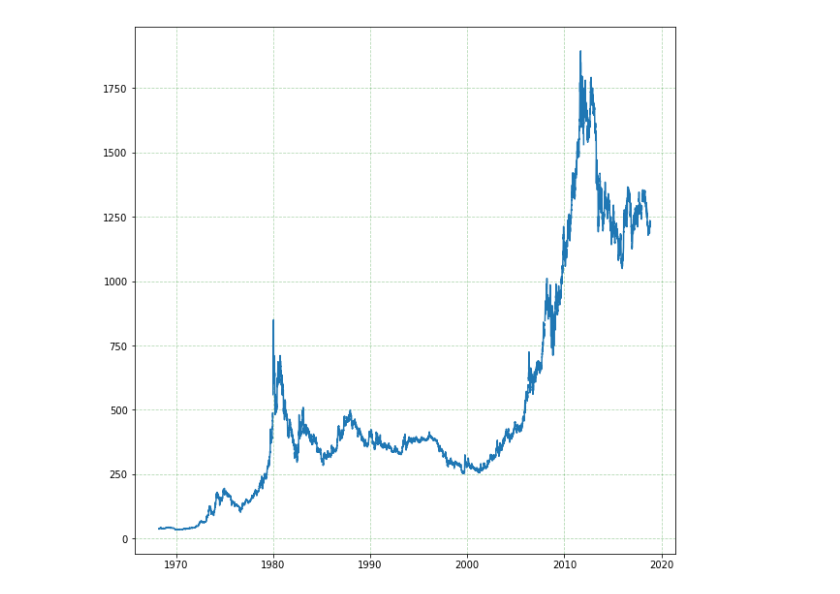
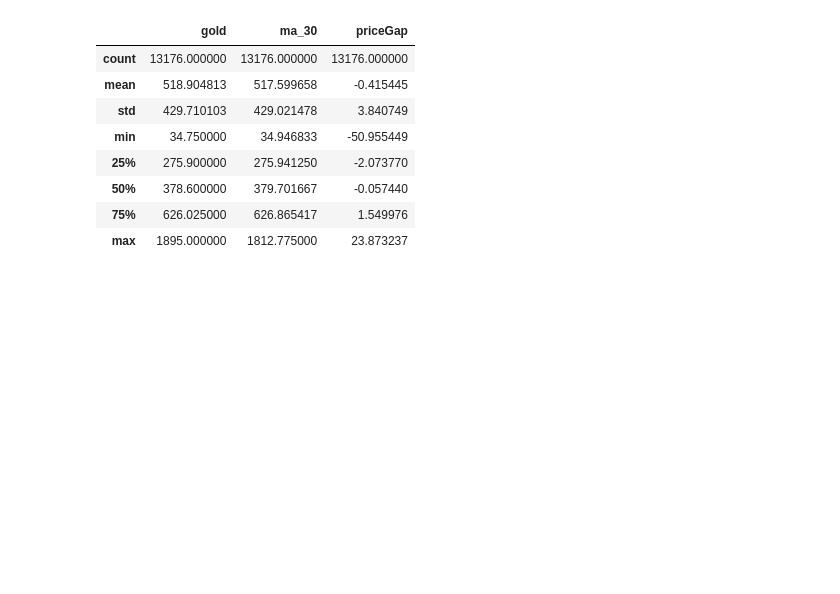
Before and after one commit to diogoaurelio/finmarkets, a Jupyter notebook: gold.ipynb, the cells around one changed output. Saved outputs shown, nothing was run; the diff lists cells and outputs as text; code cells hidden in the pictures; blank space fills up the shorter version.

Commit message:
Added Moving Avergaes for gold and prettified the charts

```diff
--- a/gold.ipynb
+++ b/gold.ipynb
@@ -11,14 +14,21 @@ fred = f.Fred(api_key=akey)
 # %%
 # https://fred.stlouisfed.org/series/GOLDPMGBD228NLBM
 # Gold Fixing Price 3:00 P.M. (London time) in London Bullion Market, based in U.S. Dollars
-gold = fred.get_series('GOLDPMGBD228NLBM')
+df = pd.DataFrame(fred.get_series('GOLDPMGBD228NLBM'),columns=['gold']).\
+   fillna(method='pad',limit=4)
 # gold etf volatility index # CBOE Gold ETF Volatility Index
-getfvol = fred.get_series(series_id='GVZCLS')
+#getfvol = fred.get_series(series_id='GVZCLS')
-# %%
-fig, ax = plt.subplots()
-fig.set_figheight(10);fig.set_figwidth(10)
-ax.plot(gold)
-ax.grid(True,linestyle='--',which='both',color='green',alpha=0.3)
-plt.show()
-# %% [output]
-[figure, removed]
+# %%
+df['ma_30'] = df.rolling(window=30).mean()
+df['priceGap'] = 100. * (df.ma_30 - df.gold)/df.ma_30
+df.dropna().describe()
+# %% [output]
+|  | gold | ma_30 | priceGap |
+| count | 13176.000000 | 13176.000000 | 13176.000000 |
+| mean | 518.904813 | 517.599658 | -0.415445 |
+| std | 429.710103 | 429.021478 | 3.840749 |
+| min | 34.750000 | 34.946833 | -50.955449 |
+| 25% | 275.900000 | 275.941250 | -2.073770 |
+| 50% | 378.600000 | 379.701667 | -0.057440 |
+| 75% | 626.025000 | 626.865417 | 1.549976 |
+| max | 1895.000000 | 1812.775000 | 23.873237 |
```
Also changed, not shown: parts of 5 cells of this notebook.
